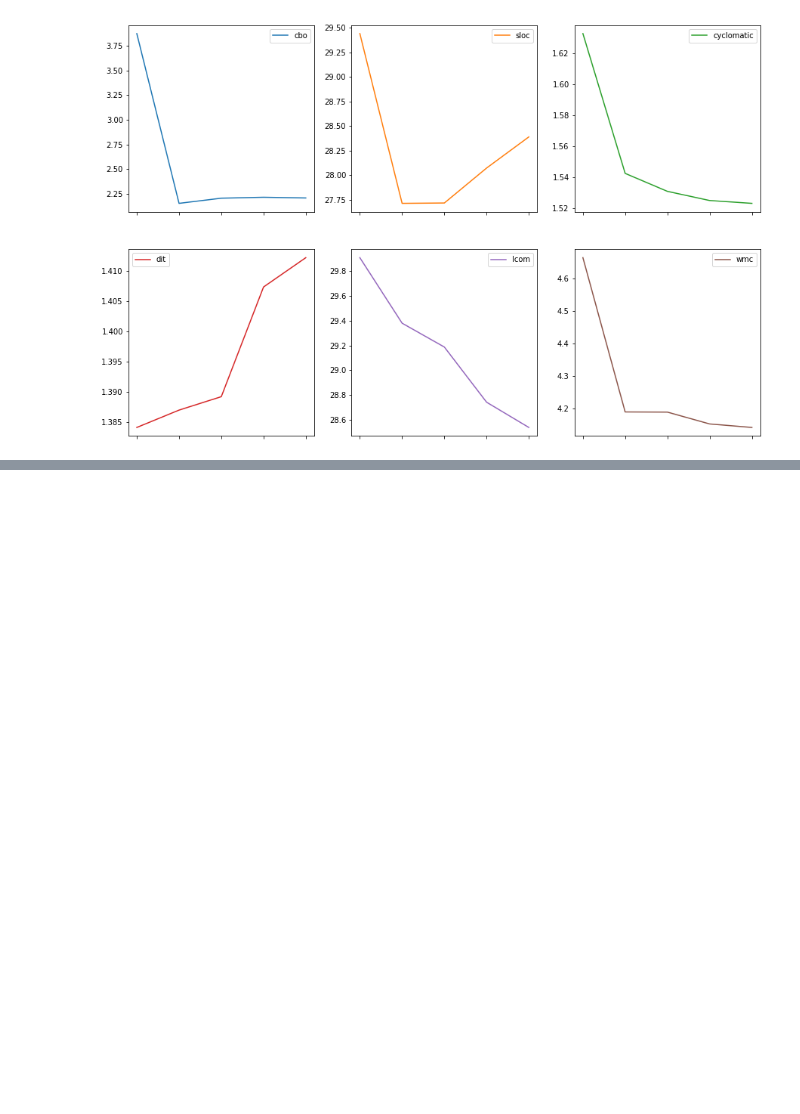
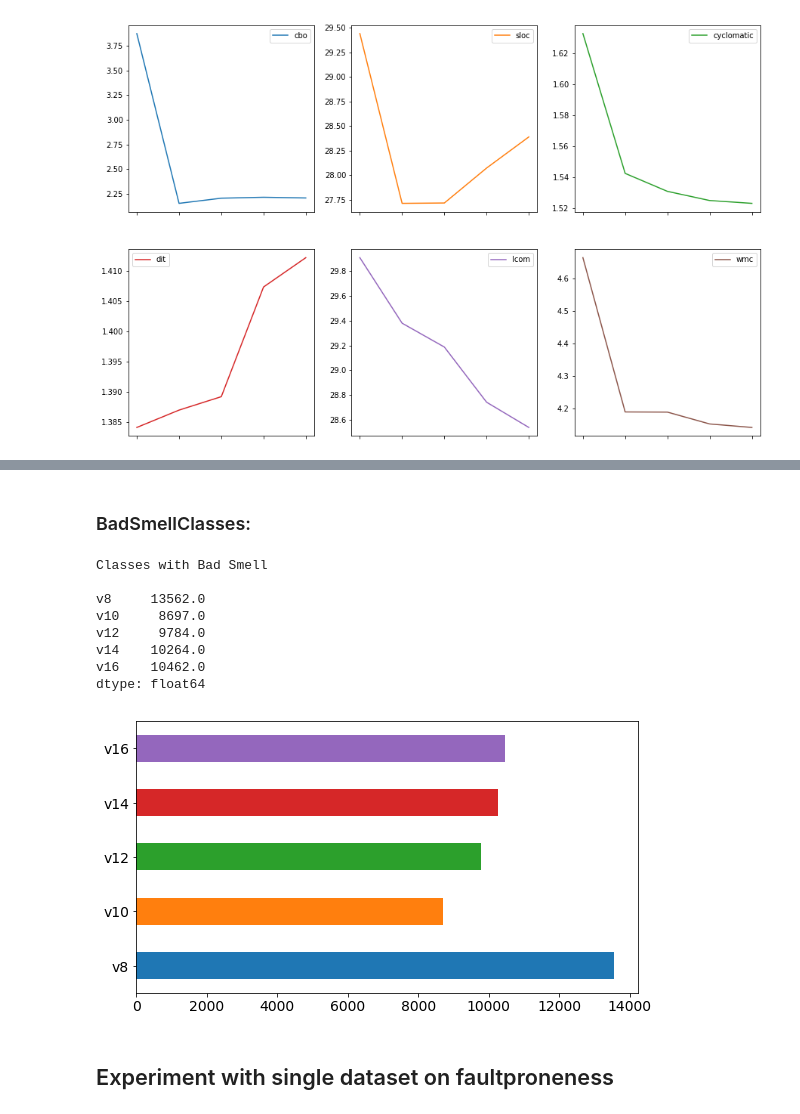
Before and after one commit to modidhaval112/SOEN_6611_Software_Measurement, a Jupyter notebook: AnalysingMetrics.ipynb, the cells around one changed output, grey strips where cells are left out. Saved outputs shown, nothing was run; the diff lists cells and outputs as text; code cells hidden in the pictures; blank space fills up the shorter version.

```diff
--- a/AnalysingMetrics.ipynb
+++ b/AnalysingMetrics.ipynb
@@ -140,0 +228,19 @@ def getFaultyData( data = pd.DataFrame, col=''):
+# %% [markdown]
+### BadSmellClasses:
+# %%
+data = getBadSmellClassCountDf(faultyBinaryDataset)
+plot = data.plot(kind='barh',label="ToalBadSmells",figsize=(9,5),fontsize=14)
+print('\nClasses with Bad Smell\n')
+print(data)
+# %% [output]
+Classes with Bad Smell
+
+v8     13562.0
+v10     8697.0
+v12     9784.0
+v14    10264.0
+v16    10462.0
+dtype: float64
+[figure, added]
+# %% [markdown]
+## Experiment with single dataset on faultproneness
```
Also changed, not shown: parts of 18 cells of this notebook, 1 other file.
